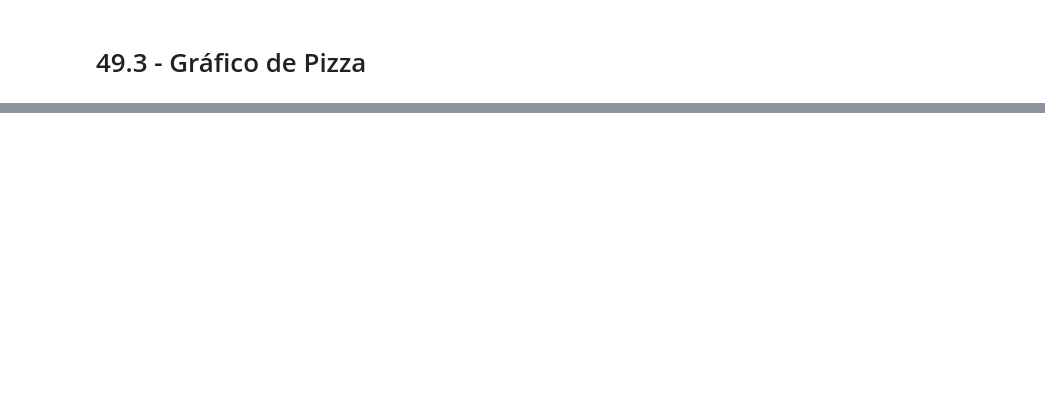
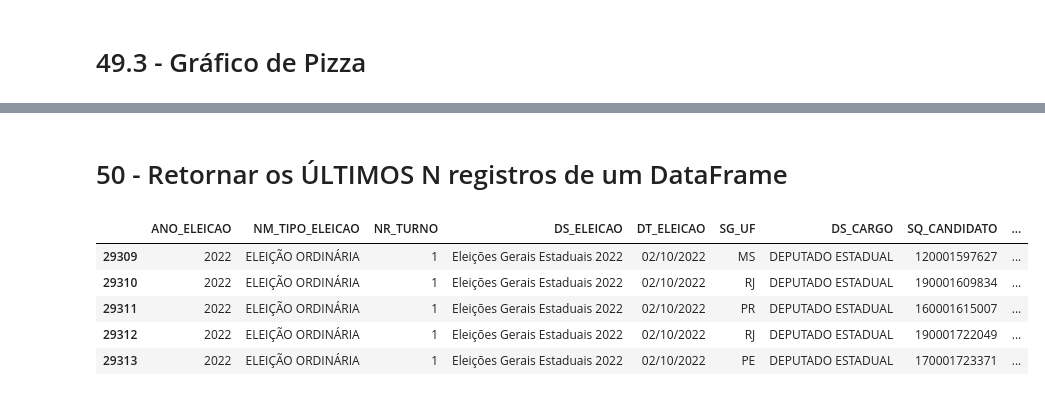
Before and after one commit to dbaassists/Python, a Jupyter notebook: ProjetoPythonKB/Projeto KB Python.ipynb, the cells around one changed output, grey strips where cells are left out. Drawn from its saved outputs; the diff is of its cells as text; code cells hidden in the pictures; blank space fills up the shorter version.

```diff
--- a/ProjetoPythonKB/Projeto KB Python.ipynb
+++ b/ProjetoPythonKB/Projeto KB Python.ipynb
@@ -2204,0 +2270,20 @@ plt.show()
+# %% [markdown]
+# 50 - Retornar os ÚLTIMOS N registros de um DataFrame
+# %%
+
+arquivoCSV = '..\ProjetoPythonKB\Dados\Candidato\consulta_cand_2022_BRASIL.csv'
+
+dfCandidatos = pd.read_csv(arquivoCSV
+                            , sep=';'
+                            , encoding='latin-1'
+                            , usecols=[2,4,5,7,8,10,14,15,18,27,28,48,50])
+
+
+dfCandidatos.tail(5)
+# %% [output]
+|  | ANO_ELEICAO | NM_TIPO_ELEICAO | NR_TURNO | DS_ELEICAO | DT_ELEICAO | SG_UF | DS_CARGO | SQ_CANDIDATO | ... |
+| 29309 | 2022 | ELEIÇÃO ORDINÁRIA | 1 | Eleições Gerais Estaduais 2022 | 02/10/2022 | MS | DEPUTADO ESTADUAL | 120001597627 | ... |
+| 29310 | 2022 | ELEIÇÃO ORDINÁRIA | 1 | Eleições Gerais Estaduais 2022 | 02/10/2022 | RJ | DEPUTADO ESTADUAL | 190001609834 | ... |
+| 29311 | 2022 | ELEIÇÃO ORDINÁRIA | 1 | Eleições Gerais Estaduais 2022 | 02/10/2022 | PR | DEPUTADO ESTADUAL | 160001615007 | ... |
+| 29312 | 2022 | ELEIÇÃO ORDINÁRIA | 1 | Eleições Gerais Estaduais 2022 | 02/10/2022 | RJ | DEPUTADO ESTADUAL | 190001722049 | ... |
+| 29313 | 2022 | ELEIÇÃO ORDINÁRIA | 1 | Eleições Gerais Estaduais 2022 | 02/10/2022 | PE | DEPUTADO ESTADUAL | 170001723371 | ... |
```
Also changed, not shown: parts of 14 cells of this notebook.
